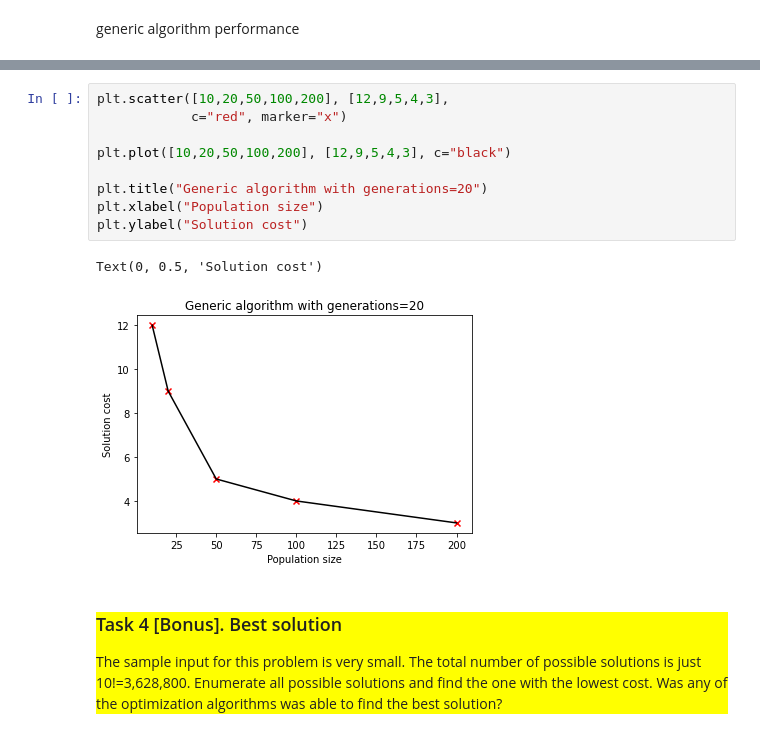
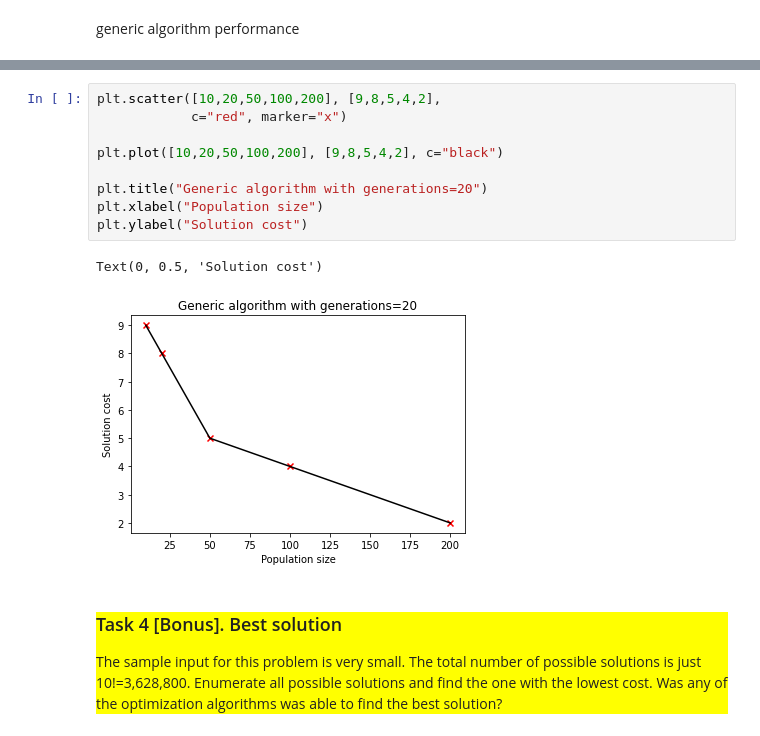
Before and after one commit to The2018/ml_optimization_lab, a Jupyter notebook: optimization_lab.ipynb, the cells around one changed output, grey strips where cells are left out. Cells and saved outputs as stored; diff of their text form.

```diff
--- a/optimization_lab.ipynb
+++ b/optimization_lab.ipynb
@@ -651,15 +655,15 @@ Text(0, 0.5, 'Solution cost')
 # %%
-plt.scatter([10,20,50,100,200], [12,9,5,4,3],
+plt.scatter([10,20,50,100,200], [9,8,5,4,2],
             c="red", marker="x")
 
-plt.plot([10,20,50,100,200], [12,9,5,4,3], c="black")
+plt.plot([10,20,50,100,200], [9,8,5,4,2], c="black")
 
 plt.title("Generic algorithm with generations=20")
 plt.xlabel("Population size")
 plt.ylabel("Solution cost")
 # %% [output]
 Text(0, 0.5, 'Solution cost')
-[figure, old version]
+[figure, new version]
 # %% [markdown]
 <div style="background-color:yellow;">
     <h3>Task 4 [Bonus]. Best solution</h3>
```
Also changed, not shown: parts of 15 cells of this notebook.
